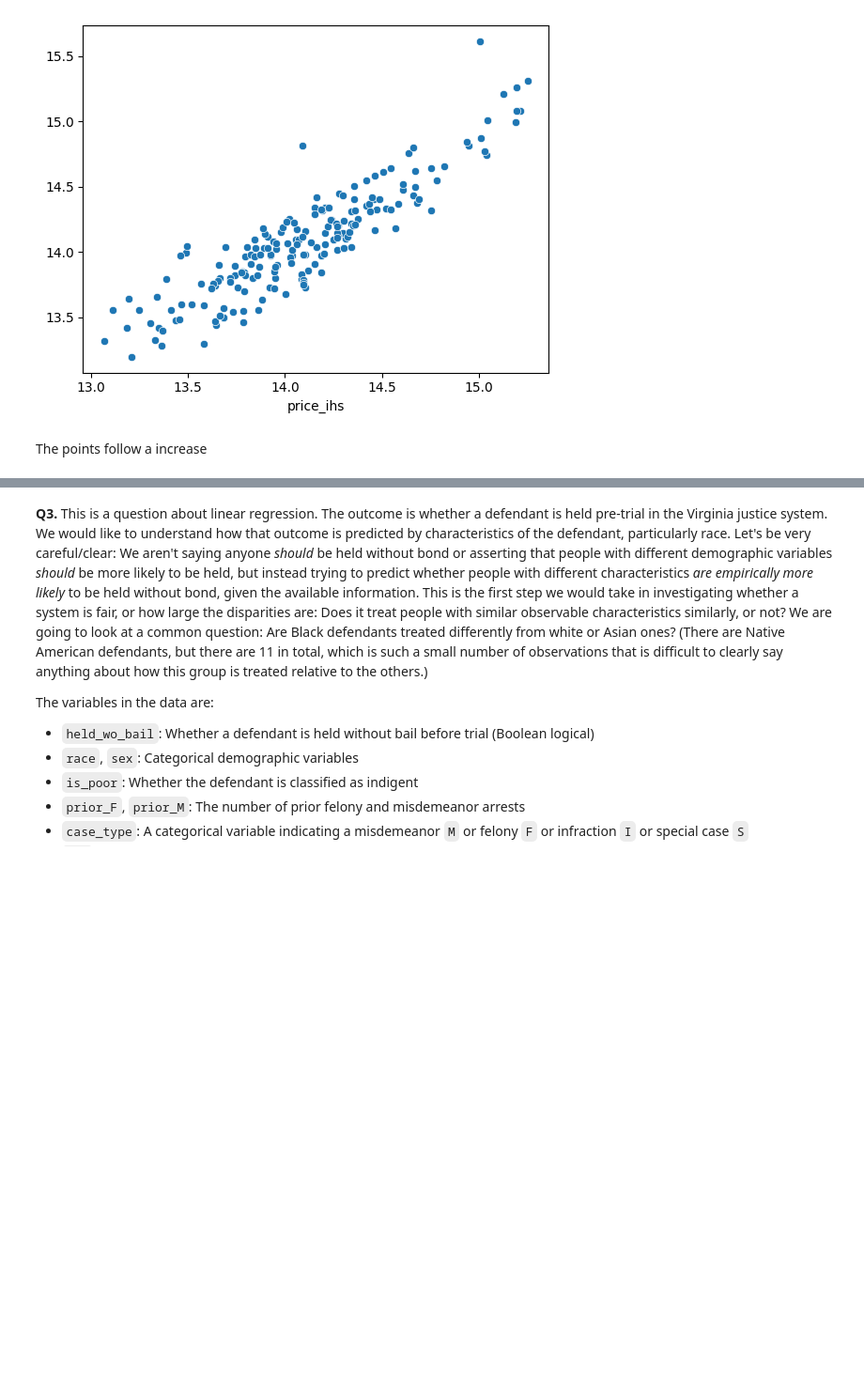
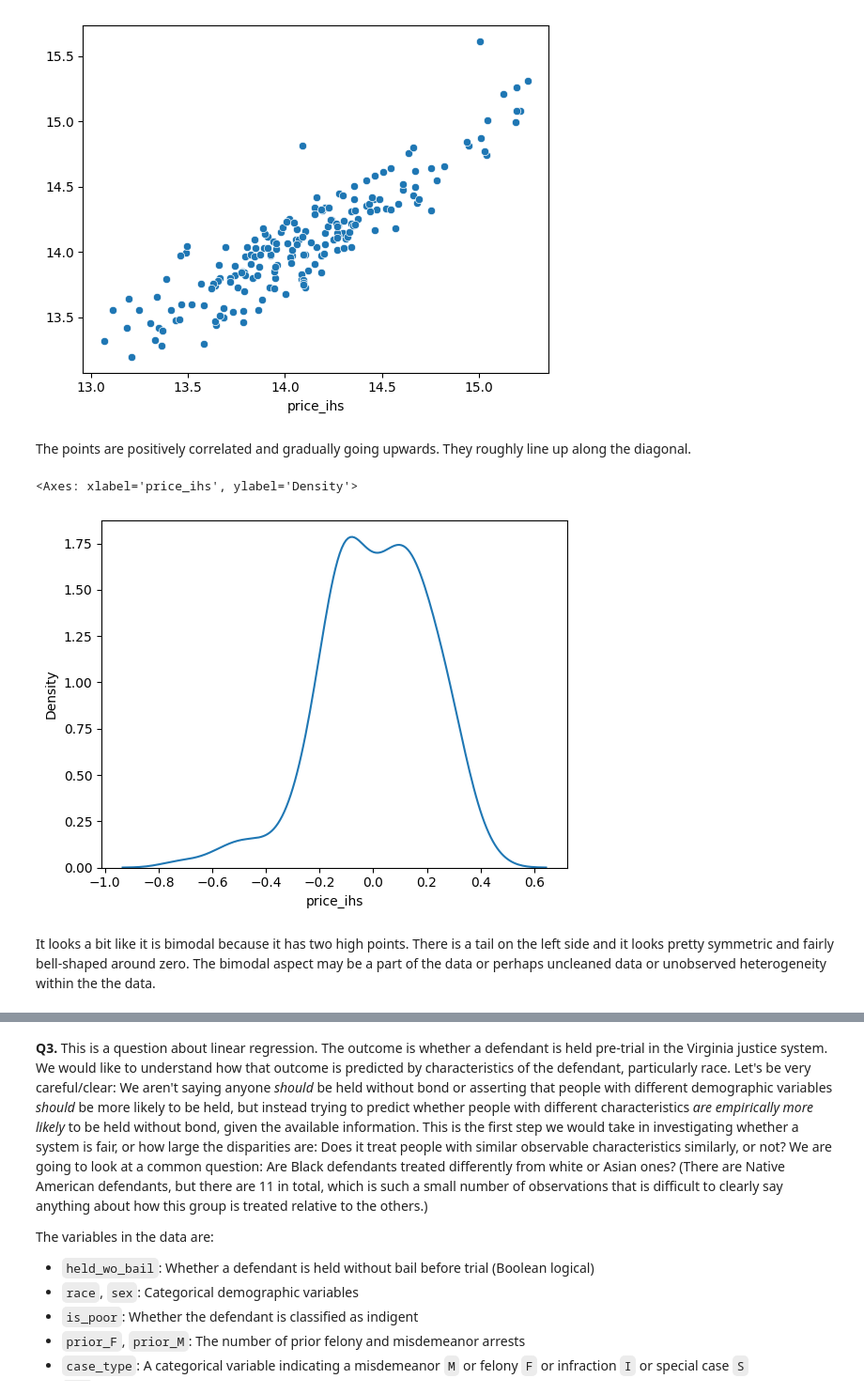
Before and after one commit to brithoang1/linearRegression, a Jupyter notebook: assignment.ipynb, the cells around one changed output, grey strips where cells are left out. Shown at 94% size. Saved outputs shown, nothing was run; the diff lists cells and outputs as text; code cells hidden in the pictures; blank space fills up the shorter version.

```diff
--- a/assignment.ipynb
+++ b/assignment.ipynb
@@ -459,4 +457,12 @@ sns.scatterplot(x=y_test,y=y_hat_all)
 <Axes: xlabel='price_ihs'>
 [figure]
 # %% [markdown]
-The points follow a increase
+The points are positively correlated and gradually going upwards. They roughly line up along the diagonal.
+# %%
+
+sns.kdeplot(residuals)
+# %% [output]
+<Axes: xlabel='price_ihs', ylabel='Density'>
+[figure, added]
+# %% [markdown]
+It looks a bit like it is bimodal because it has two high points. There is a tail on the left side and it looks pretty symmetric and fairly bell-shaped around zero. The bimodal aspect may be a part of the data or perhaps uncleaned data or unobserved heterogeneity within the the data.
```
Also changed, not shown: parts of 2 cells of this notebook.
